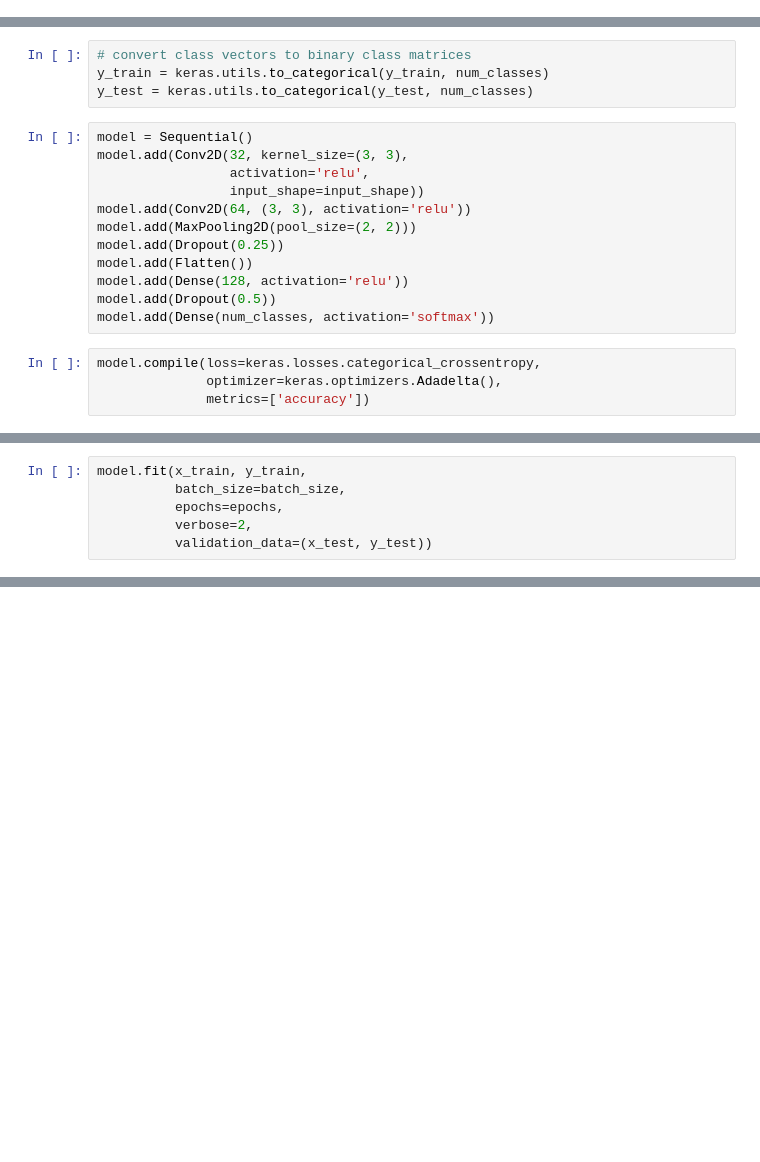
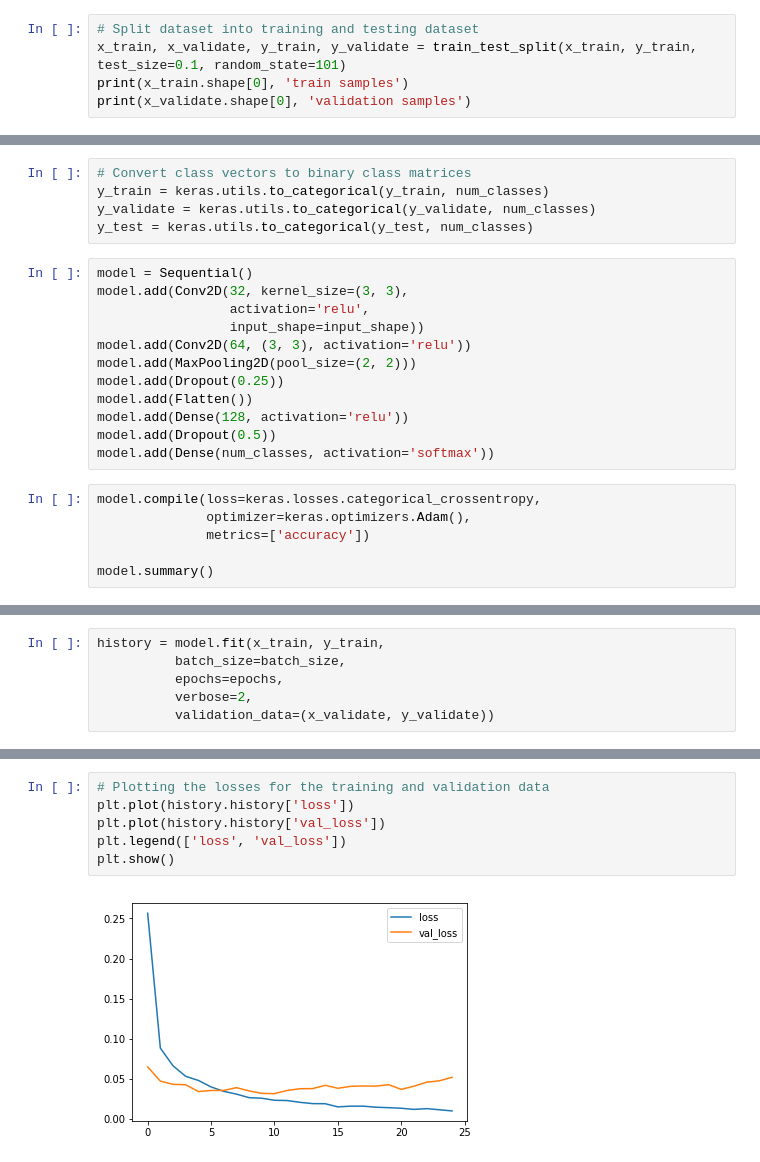
Before and after one commit to tomlof/Course_CNNs_MIA, a Jupyter notebook: Labs/mnist-keras.ipynb, the cells around one changed output, grey strips where cells are left out. Cells and saved outputs as stored; diff of their text form; blank space fills up the shorter version.

```diff
--- a/Labs/mnist-keras.ipynb
+++ b/Labs/mnist-keras.ipynb
@@ -44,0 +66,5 @@ print(x_test.shape[0], 'test samples')
+# %%
+# Split dataset into training and testing dataset
+x_train, x_validate, y_train, y_validate = train_test_split(x_train, y_train, test_size=0.1, random_state=101)
+print(x_train.shape[0], 'train samples')
+print(x_validate.shape[0], 'validation samples')
@@ -45,6 +74,7 @@ print(x_test.shape[0], 'test samples')
 # %%
-# convert class vectors to binary class matrices
+# Convert class vectors to binary class matrices
 y_train = keras.utils.to_categorical(y_train, num_classes)
+y_validate = keras.utils.to_categorical(y_validate, num_classes)
 y_test = keras.utils.to_categorical(y_test, num_classes)
 # %%
 model = Sequential()
@@ -60,5 +90,7 @@ model.add(Dropout(0.5))
 model.add(Dense(num_classes, activation='softmax'))
 # %%
 model.compile(loss=keras.losses.categorical_crossentropy,
-              optimizer=keras.optimizers.Adadelta(),
+              optimizer=keras.optimizers.Adam(),
               metrics=['accuracy'])
+
+model.summary()
@@ -65,6 +115,6 @@ model.compile(loss=keras.losses.categorical_crossentropy,
 # %%
-model.fit(x_train, y_train,
+history = model.fit(x_train, y_train,
           batch_size=batch_size,
           epochs=epochs,
           verbose=2,
-          validation_data=(x_test, y_test))
+          validation_data=(x_validate, y_validate))
@@ -70,0 +139,8 @@ model.fit(x_train, y_train,
+# %%
+# Plotting the losses for the training and validation data
+plt.plot(history.history['loss'])
+plt.plot(history.history['val_loss'])
+plt.legend(['loss', 'val_loss'])
+plt.show()
+# %% [output]
+[figure, added]
```
Also changed, not shown: parts of 14 cells of this notebook.
